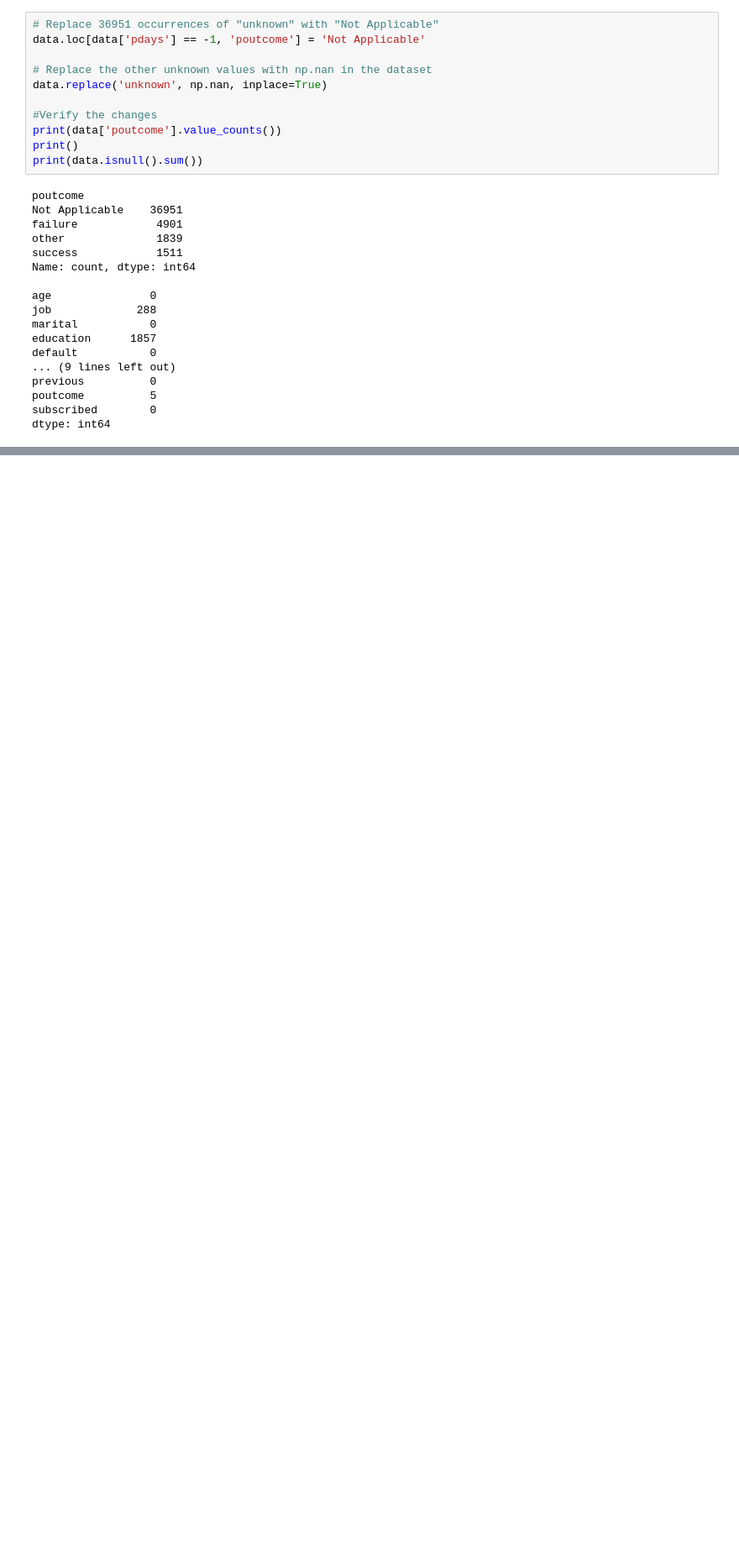
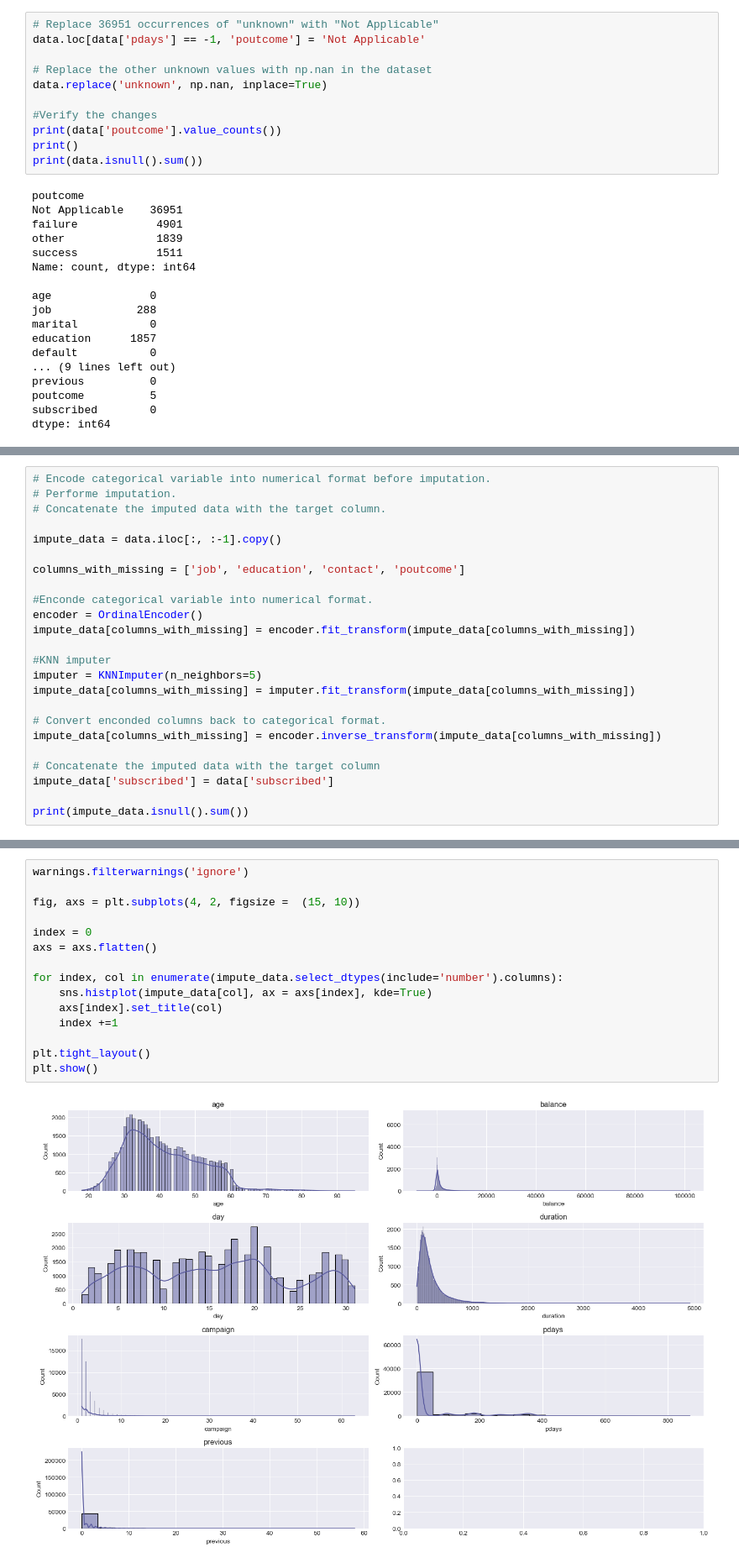
Before and after one commit to Maullin1996/python_data_cience, a Jupyter notebook: bank_Marketing.ipynb, the cells around one changed output, grey strips where cells are left out. Shown at 84% size. Saved outputs shown, nothing was run; the diff lists cells and outputs as text; blank space fills up the shorter version.

```diff
--- a/bank_Marketing.ipynb
+++ b/bank_Marketing.ipynb
@@ -392,0 +403,24 @@ dtype: int64
+# %%
+# Encode categorical variable into numerical format before imputation.
+# Performe imputation.
+# Concatenate the imputed data with the target column.
+
+impute_data = data.iloc[:, :-1].copy()
+
+columns_with_missing = ['job', 'education', 'contact', 'poutcome']
+
+#Enconde categorical variable into numerical format.
+encoder = OrdinalEncoder()
+impute_data[columns_with_missing] = encoder.fit_transform(impute_data[columns_with_missing])
+
+#KNN imputer
+imputer = KNNImputer(n_neighbors=5)
+impute_data[columns_with_missing] = imputer.fit_transform(impute_data[columns_with_missing])
+
+# Convert enconded columns back to categorical format.
+impute_data[columns_with_missing] = encoder.inverse_transform(impute_data[columns_with_missing])
+
+# Concatenate the imputed data with the target column
+impute_data['subscribed'] = data['subscribed']
+
+print(impute_data.isnull().sum())
@@ -392,0 +482,17 @@ dtype: int64
+# %%
+warnings.filterwarnings('ignore')
+
+fig, axs = plt.subplots(4, 2, figsize =  (15, 10))
+
+index = 0
+axs = axs.flatten()
+
+for index, col in enumerate(impute_data.select_dtypes(include='number').columns):
+    sns.histplot(impute_data[col], ax = axs[index], kde=True)
+    axs[index].set_title(col)
+    index +=1
+
+plt.tight_layout()
+plt.show()
+# %% [output]
+[figure, added]
```
Also changed, not shown: parts of 37 cells of this notebook.
